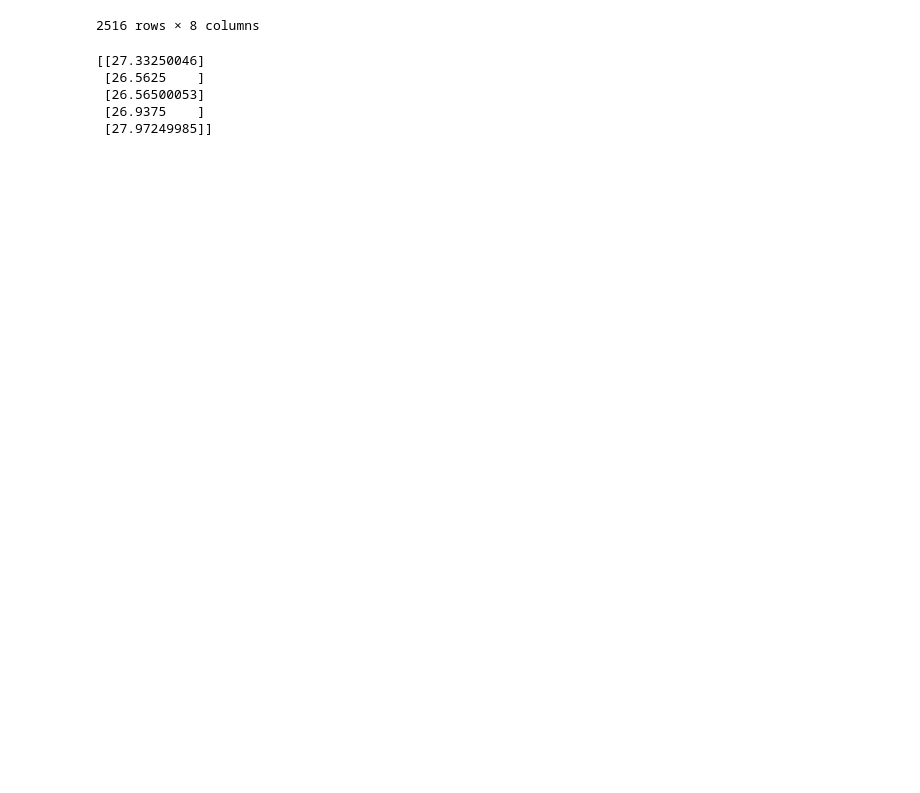
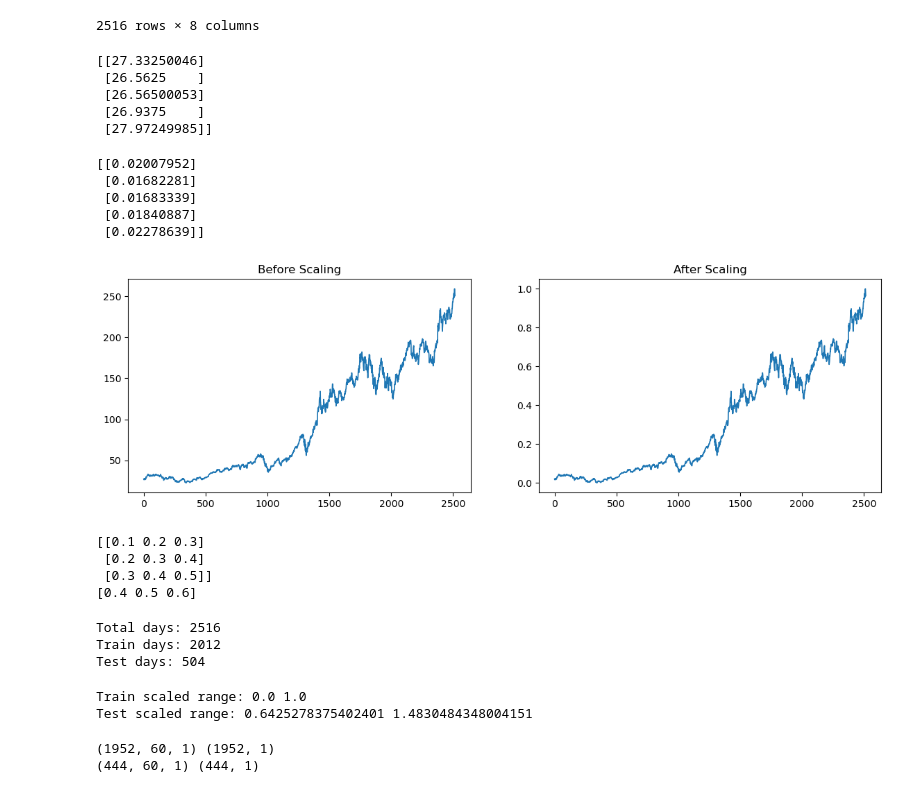
Before and after one commit to Niraj7272/DataScience, a Jupyter notebook: Practice/DL/RNN/GRU_model/stock_price_prediction.ipynb, the cells around one changed output. Cells and saved outputs as stored; diff of their text form; code cells hidden in the pictures; blank space fills up the shorter version.

```diff
--- a/Practice/DL/RNN/GRU_model/stock_price_prediction.ipynb
+++ b/Practice/DL/RNN/GRU_model/stock_price_prediction.ipynb
@@ -204,3 +198,59 @@ print(close_prices[:5])
  [26.56500053]
  [26.9375    ]
  [27.97249985]]
+# %%
+demo_scaler = MinMaxScaler(feature_range=(0, 1))
+demo_scaled = demo_scaler.fit_transform(close_prices)
+print(demo_scaled[:5])
+# %% [output]
+[[0.02007952]
+ [0.01682281]
+ [0.01683339]
+ [0.01840887]
+ [0.02278639]]
+# %%
+fig, axes = plt.subplots(1, 2, figsize=(14, 4))
+axes[0].plot(close_prices, linewidth=1.2)
+axes[0].set_title('Before Scaling')
+axes[1].plot(demo_scaled, linewidth=1.2)
+axes[1].set_title('After Scaling')
+plt.show()
+# %% [output]
+[figure, added]
+# %%
+SEQ_LEN = 60
+
+def create_sequences(data: np.ndarray, seq_len: int):
+    X, y = [], []
+
+    for i in range(len(data) - seq_len):
+        window = data[i : i + seq_len]
+        target = data[i + seq_len]
+
+        X.append(window)
+        y.append(target)
+
+    return np.array(X), np.array(y)
+
+tiny_example = np.array([0.1, 0.2, 0.3, 0.4, 0.5, 0.6]).reshape(-1, 1)
+tiny_X, tiny_y = create_sequences(tiny_example, seq_len=3)
+print(tiny_X.squeeze())
+print(tiny_y.squeeze())
+# %% [output]
+[[0.1 0.2 0.3]
+ [0.2 0.3 0.4]
+ [0.3 0.4 0.5]]
+[0.4 0.5 0.6]
+# %%
+train_size = int(len(close_prices) * 0.8)
+
+train_raw = close_prices[:train_size]
+test_raw = close_prices[train_size:]
+
+print(f"Total days: {len(close_prices)}")
+print(f"Train days: {len(train_raw)}")
+print(f"Test days: {len(test_raw)}")
+# %% [output]
+Total days: 2516
+Train days: 2012
+Test days: 504
@@ -206,0 +261,15 @@ print(close_prices[:5])
+# %%
+print('Train scaled range:', train_scaled.min(), train_scaled.max())
+print('Test scaled range:', test_scaled.min(),test_scaled.max())
+# %% [output]
+Train scaled range: 0.0 1.0
+Test scaled range: 0.6425278375402401 1.4830484348004151
+# %%
+X_train, y_train = create_sequences(train_scaled, SEQ_LEN)
+X_test, y_test = create_sequences(test_scaled, SEQ_LEN)
+
+print(X_train.shape, y_train.shape)
+print(X_test.shape, y_test.shape)
+# %% [output]
+(1952, 60, 1) (1952, 1)
+(444, 60, 1) (444, 1)
```
Also changed, not shown: parts of 13 cells of this notebook.
